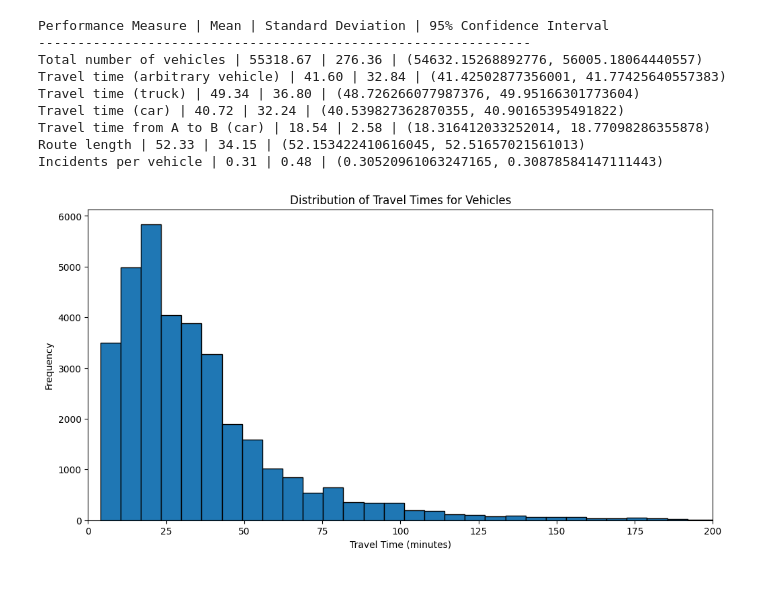
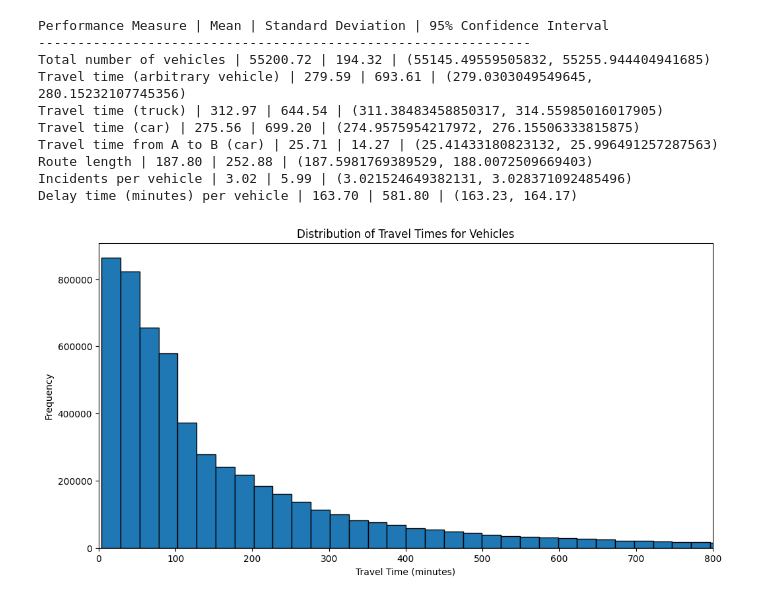
Before and after one commit to keanuLAP/2WB50_assignment_3, a Jupyter notebook: Assignment_3.3.ipynb, the cells around one changed output. Cells and saved outputs as stored; diff of their text form; code cells hidden in the pictures.

```diff
--- a/Assignment_3.3.ipynb
+++ b/Assignment_3.3.ipynb
@@ -58,6 +58,7 @@ class Vehicles:
         self.estimated_travel_time = 0
         self.estimated_exit_time =0
         self.link_idx = 0
+        self.link_entry_time =0
         self.arr_incident = 0
         u = self.path[self.link_idx]
         w = self.path[self.link_idx + 1]
@@ -98,6 +99,7 @@ class Event:
         self.vehicle = vehicle
         self.link = link
         self.link_length = link_length
+
     def __lt__(self, other):
         return self.timestamp < other.timestamp
 # %%
@@ -372,7 +388,7 @@ incident_durations = {
     , 21: 12.8, 22: 12.8, 23: 12.8
 }
 
-tot_num_veh, tot_route_length, all_travel_times, all_truck_travel_times, all_car_travel_times, all_AB_travel_times, all_delay_times, all_incident_counter,time_per_k_inc, time_per_k_delayed_veh , veh_delayed_per_h = simulate_traffic_fes(assignmentGraph,arrival_rates, vehicle_types, city_A=city_A,city_B=city_B,incident_rates = incident_rates,incident_durations= incident_durations, fract_nav = 0.2,num_runs=3)
+tot_num_veh, tot_route_length, all_travel_times, all_truck_travel_times, all_car_travel_times, all_AB_travel_times, all_delay_times, all_incident_counter,time_per_k_inc, time_per_k_delayed_veh , veh_delayed_per_h = simulate_traffic_fes(assignmentGraph,arrival_rates, vehicle_types, city_A=city_A,city_B=city_B,incident_rates = incident_rates,incident_durations= incident_durations, fract_nav = 0.5,num_runs=50)
 # %%
 mean_total_vehicles, std_total_vehicles, ci_total_vehicles = calculate_statistics(tot_num_veh)
 mean_route_length, std_route_length, ci_route_length = calculate_statistics([item for sublist in tot_route_length for item in sublist])
@@ -381,7 +397,7 @@ mean_truck_travel_time, std_truck_travel_time, ci_truck_travel_time = calculate_
 mean_car_travel_time, std_car_travel_time, ci_car_travel_time = calculate_statistics([item for sublist in all_car_travel_times for item in sublist])
 mean_AB_travel_time, std_AB_travel_time, ci_AB_travel_time = calculate_statistics([item for sublist in all_AB_travel_times for item in sublist])
 mean_inc_per_veh,std_inc_per_veh, ciinc_per_veh = calculate_statistics([item for sublist in all_incident_counter for item in sublist])
-
+mean_delay_time, std_delay_time, ci_delay_time = calculate_statistics([item for sublist in all_delay_times for item in sublist])
 # Print the results in a table format
 print("Performance Measure | Mean | Standard Deviation | 95% Confidence Interval")
 print("---------------------------------------------------------------")
@@ -392,29 +408,31 @@ print(f"Travel time (car) | {mean_car_travel_time:.2f} | {std_car_travel_time:.2
 print(f"Travel time from A to B (car) | {mean_AB_travel_time:.2f} | {std_AB_travel_time:.2f} | {ci_AB_travel_time}")
 print(f"Route length | {mean_route_length:.2f} | {std_route_length:.2f} | {ci_route_length}")
 print(f"Incidents per vehicle | {mean_inc_per_veh:.2f} | {std_inc_per_veh:.2f} | {ciinc_per_veh}")
+print(f"Delay time (minutes) per vehicle | {mean_delay_time:.2f} | {std_delay_time:.2f} | ({ci_delay_time[0]:.2f}, {ci_delay_time[1]:.2f})")
 # %% [output]
 Performance Measure | Mean | Standard Deviation | 95% Confidence Interval
 ---------------------------------------------------------------
-Total number of vehicles | 55318.67 | 276.36 | (54632.15268892776, 56005.18064440557)
-Travel time (arbitrary vehicle) | 41.60 | 32.84 | (41.42502877356001, 41.77425640557383)
-Travel time (truck) | 49.34 | 36.80 | (48.726266077987376, 49.95166301773604)
-Travel time (car) | 40.72 | 32.24 | (40.539827362870355, 40.90165395491822)
-Travel time from A to B (car) | 18.54 | 2.58 | (18.316412033252014, 18.77098286355878)
-Route length | 52.33 | 34.15 | (52.153422410616045, 52.51657021561013)
-Incidents per vehicle | 0.31 | 0.48 | (0.30520961063247165, 0.30878584147111443)
+Total number of vehicles | 55200.72 | 194.32 | (55145.49559505832, 55255.944404941685)
+Travel time (arbitrary vehicle) | 279.59 | 693.61 | (279.0303049549645, 280.15232107745356)
+Travel time (truck) | 312.97 | 644.54 | (311.38483458850317, 314.55985016017905)
+Travel time (car) | 275.56 | 699.20 | (274.9575954217972, 276.15506333815875)
+Travel time from A to B (car) | 25.71 | 14.27 | (25.41433180823132, 25.996491257287563)
+Route length | 187.80 | 252.88 | (187.5981769389529, 188.0072509669403)
+Incidents per vehicle | 3.02 | 5.99 | (3.021524649382131, 3.028371092485496)
+Delay time (minutes) per vehicle | 163.70 | 581.80 | (163.23, 164.17)
 # %%
 
 plt.figure(figsize=(12, 6))
 
 # Plotting the travel time distribution
-plt.hist([item for sublist in all_travel_times for item in sublist], bins=100, edgecolor='black')
+plt.hist([item for sublist in all_travel_times for item in sublist], bins=1000, edgecolor='black')
 plt.title('Distribution of Travel Times for Vehicles')
 plt.xlabel('Travel Time (minutes)')
 plt.ylabel('Frequency')
-plt.xlim(0, 200)
+plt.xlim(0, 800)
 plt.show()
 # %% [output]
-[figure, old version]
+[figure, new version]
 # %%
 combined = defaultdict(list)
 
```
Also changed, not shown: parts of 6 cells of this notebook.
